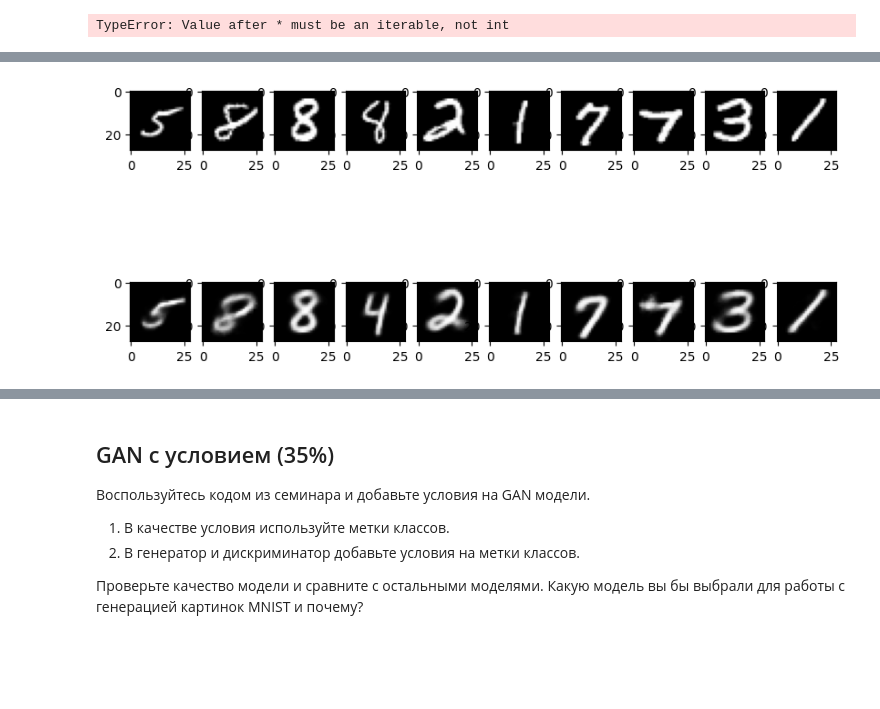
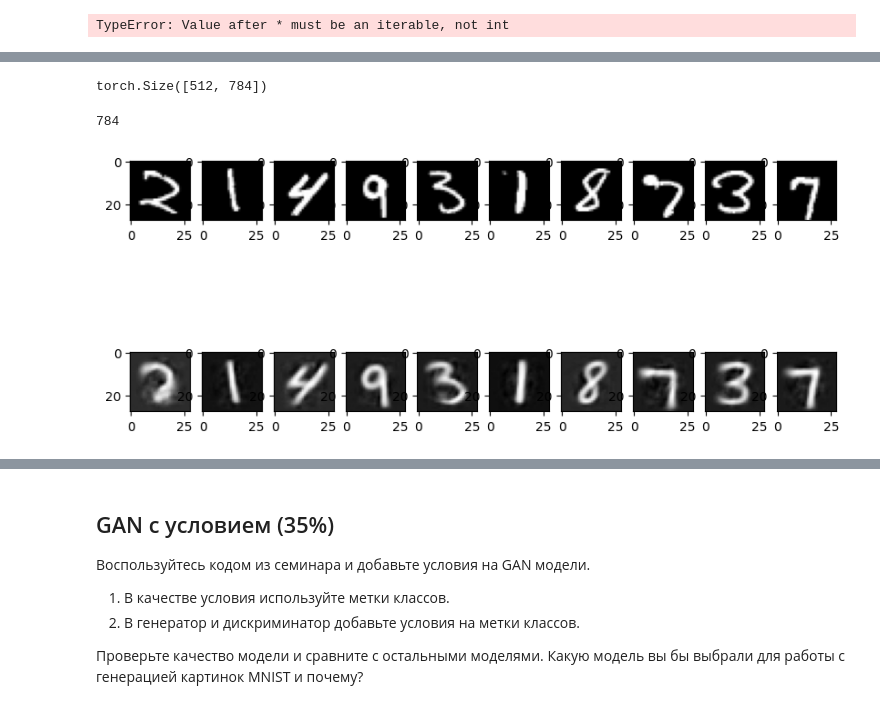
Before and after one commit to Ansi4Ansi/kaggle_repo, a Jupyter notebook: hw08/ML_B2C_2024_Q2_|_HW08_ML_generative_ai_clean.ipynb, the cells around one changed output, grey strips where cells are left out. Cells and saved outputs as stored; diff of their text form; code cells hidden in the pictures; blank space fills up the shorter version.

```diff
--- a/hw08/ML_B2C_2024_Q2_|_HW08_ML_generative_ai_clean.ipynb
+++ b/hw08/ML_B2C_2024_Q2_|_HW08_ML_generative_ai_clean.ipynb
@@ -320,25 +301,20 @@ def loss_function(recon_x, x, mu, log_var):
 # %%
 num_classes = 10
-embedding_dims=5
-model = VariationalAutoEncoder(hidden_dim=5, num_classes=num_classes)
+
+model = VariationalAutoEncoder(hidden_dim=2, num_classes=num_classes)
 optimizer = torch.optim.Adam(model.parameters(), lr=1e-3)
 trainloader, valloader, testloader = get_dataloaders(batch_size=512, num_workers=8)
 device = torch.device("cuda" if torch.cuda.is_available() else "cpu")
-embed_cond = nn.Embedding(num_embeddings=num_classes,
-                                       embedding_dim=embedding_dims,
-                                       max_norm=True)
-for epoch in range(100):
+
+for epoch in range(50):
     model.train()
     model.to(device)
     running_loss = 0.0
     for data in trainloader:
         inputs, labels = data[0].to(device), data[1].to(device)
-        #labels_emb = embed_cond(labels)
         #labels_oh = torch.nn.functional.one_hot(labels, num_classes=num_classes)
-        #print(inputs, labels, labels_oh, embed_cond)
         optimizer.zero_grad()
         outputs, mu, logsigma = model(inputs, labels)
-        #outputs, mu, logsigma = model(torch.cat((inputs, labels_emb), dim=1))
 
         loss = loss_function(outputs, inputs, mu, logsigma)
 
@@ -351,17 +330,27 @@ RuntimeError: Sizes of tensors must match except in dimension 0. Expected size 7
+# %%
+images, labels = next(iter(trainloader))
+#images = images.to("cuda")
+outputs = model(images, labels)
+# %%
+print(outputs[0].shape)
+28*28
+# %% [output]
+torch.Size([512, 784])
+784
 # %%
 import matplotlib.pyplot as plt
 
 with torch.no_grad():
-    images, _ = next(iter(trainloader))
-    images = images.to("cuda")
-    outputs = model(images)
+    images, labels = next(iter(trainloader))
+    #images = images.to("cuda")
+    outputs = model(images, labels)
 
     plt.figure(figsize=(10, 5))
     for i in range(10):
         plt.subplot(2, 10, i + 1)
         plt.imshow(images[i].reshape(28, 28).detach().cpu(), cmap='gray')
         plt.subplot(2, 10, i + 11)
         plt.imshow(outputs[0][i].reshape(28, 28).detach().cpu(), cmap='gray')
     plt.show()
 # %% [output]
-[figure, old version]
+[figure, new version]
```
Also changed, not shown: parts of 8 cells of this notebook.
